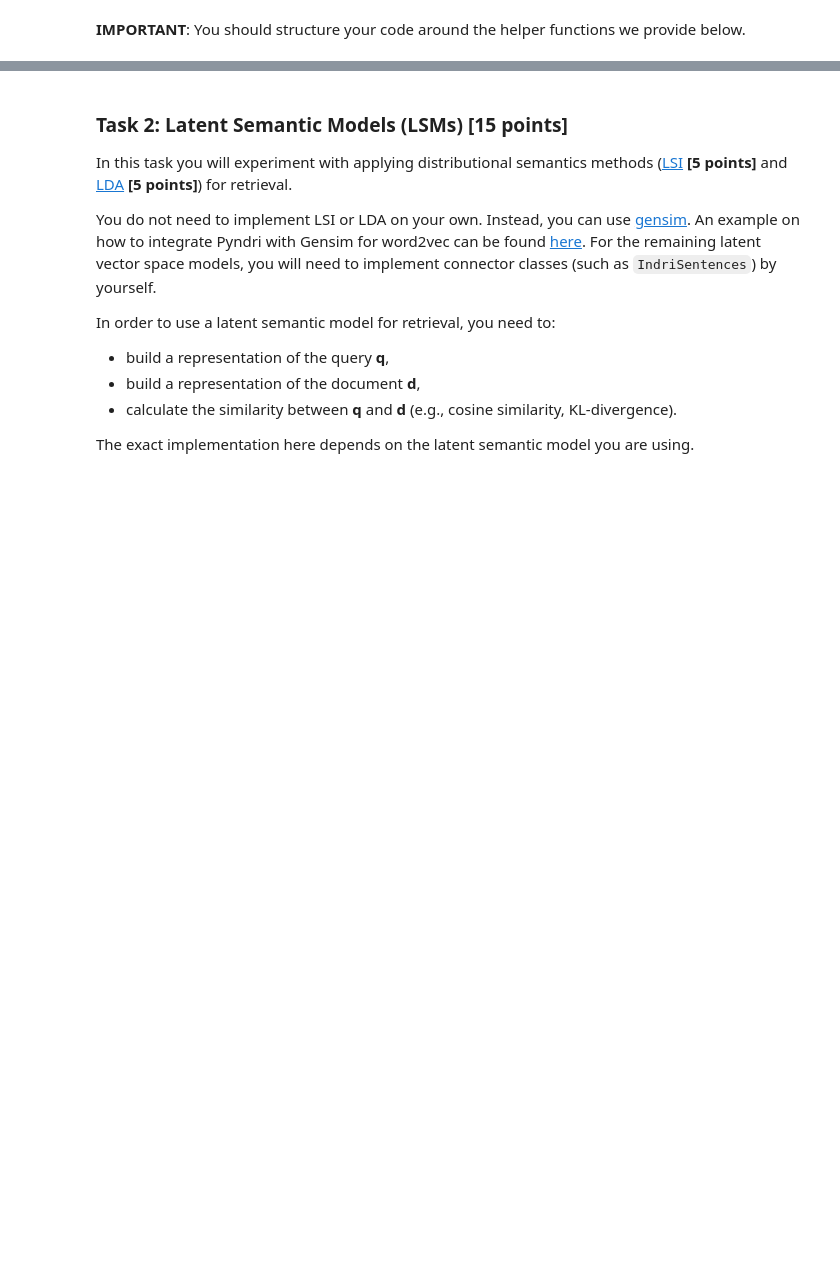
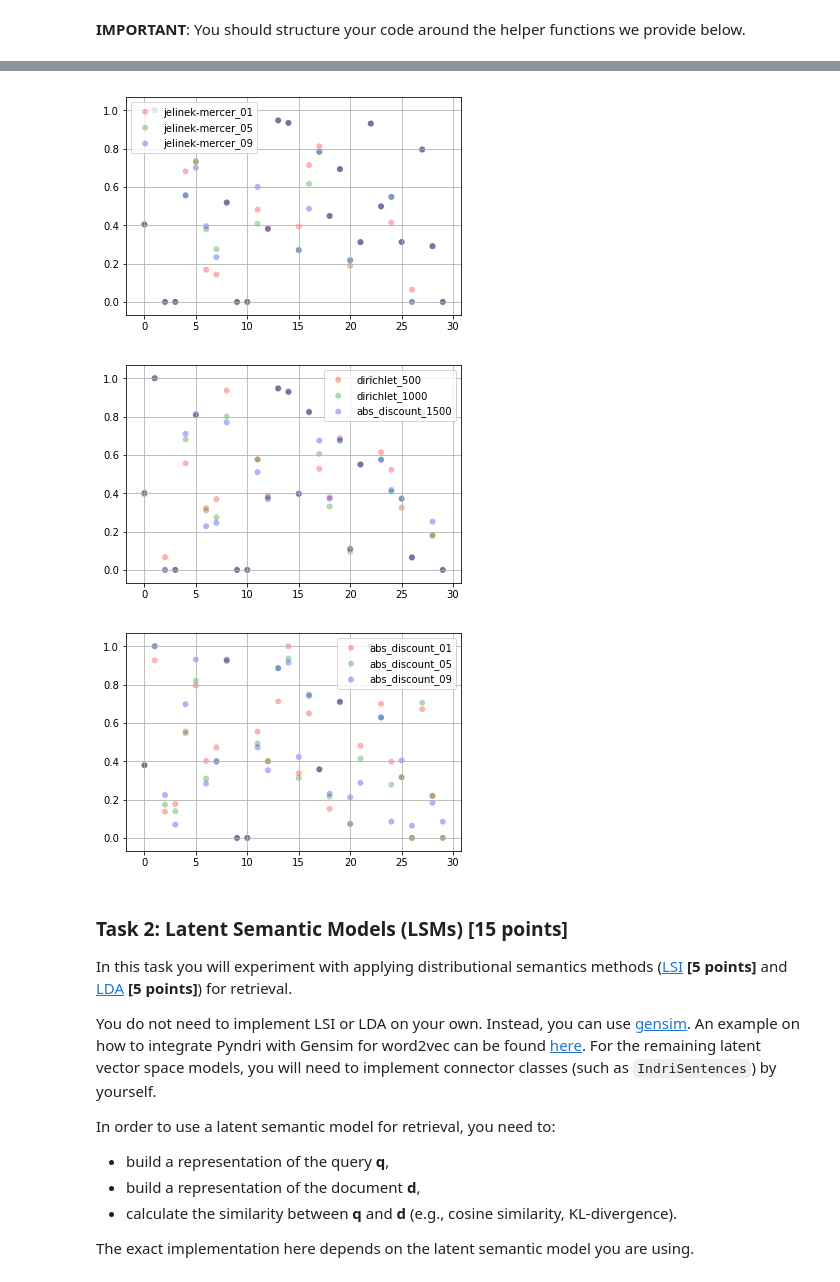
Before and after one commit to Procope/info-retrieval, a Jupyter notebook: HW2/11770929-11567252-11617586-hw2.ipynb, the cells around one changed output, grey strips where cells are left out. Cells and saved outputs as stored; diff of their text form; code cells hidden in the pictures; blank space fills up the shorter version.

```diff
--- a/HW2/11770929-11567252-11617586-hw2.ipynb
+++ b/HW2/11770929-11567252-11617586-hw2.ipynb
@@ -254,8 +253,8 @@ def parse_topics(file_or_files,
 
     return topics
 
-with open('./ap_88_89/topics_title', 'r') as f_topics:
-    print(parse_topics([f_topics]))
+# with open('./ap_88_89/topics_title', 'r') as f_topics:
+#     print(parse_topics([f_topics]))
 # %% [markdown]
 ### Task 1: Implement and compare lexical IR methods [35 points] ###
 
@@ -629,46 +631,50 @@ def read_statistics(filepath):
 
             data.append(float(line[2]))
 
-    return data
+    return data[:-1]
 
 
 def plot_ndcg_stats(data, labels):
     '''
     Print NDCG@10 statistics for multiple hyperparameter values.
     '''
     fig, ax = plt.subplots()
     colors = ['red', 'green', 'blue']
     data = [[list(range(len(x))), x] for x in data]
 
     for ndcg, color in zip(data, colors):
         x, y = ndcg
         label = labels[colors.index(color)]
         ax.scatter(x, y, c=color, label=label, alpha=0.3, edgecolors='none')
 
     ax.legend()
     ax.grid(True)
 #     plt.xlabel('Queries')
 #     plt.ylabel('NDCG@10')
 #     plt.show()
 
 
-jelinek_mercer_01_ndcg10 = read_statistics('statistics/jm_01_ndcg10_stats.txt')
-jelinek_mercer_05_ndcg10 = read_statistics('statistics/jm_05_ndcg10_stats.txt')
-jelinek_mercer_09_ndcg10 = read_statistics('statistics/jm_09_ndcg10_stats.txt')
+jelinek_mercer_01_ndcg10 = read_statistics('statistics/jelinek_mercer_01_ndcg10.txt')
+jelinek_mercer_05_ndcg10 = read_statistics('statistics/jelinek_mercer_05_ndcg10.txt')
+jelinek_mercer_09_ndcg10 = read_statistics('statistics/jelinek_mercer_09_ndcg10.txt')
 jelinek_mercer_all_ndcg10 = [jelinek_mercer_01_ndcg10, jelinek_mercer_05_ndcg10, jelinek_mercer_09_ndcg10]
 
-dirichlet_500_ndcg10 = read_statistics('statistics/dirichlet_500_ndcg10_stats.txt')
-dirichlet_1000_ndcg10 = read_statistics('statistics/dirichlet_1000_ndcg10_stats.txt')
-dirichlet_1500_ndcg10 = read_statistics('statistics/dirichlet_1500_ndcg10_stats.txt')
+dirichlet_500_ndcg10 = read_statistics('statistics/dirichlet_prior_500_ndcg10.txt')
+dirichlet_1000_ndcg10 = read_statistics('statistics/dirichlet_prior_1000_ndcg10.txt')
+dirichlet_1500_ndcg10 = read_statistics('statistics/dirichlet_prior_1500_ndcg10.txt')
 dirichlet_all_ndcg10 = [dirichlet_500_ndcg10, dirichlet_1000_ndcg10, dirichlet_1500_ndcg10]
 
-abs_discount_01_ndcg10 = read_statistics('statistics/abs_discount_01_ndcg10_stats.txt')
-abs_discount_05_ndcg10 = read_statistics('statistics/abs_discount_05_ndcg10_stats.txt')
-abs_discount_09_ndcg10 = read_statistics('statistics/abs_discount_09_ndcg10_stats.txt')
+abs_discount_01_ndcg10 = read_statistics('statistics/absolute_discounting_01_ndcg10.txt')
+abs_discount_05_ndcg10 = read_statistics('statistics/absolute_discounting_05_ndcg10.txt')
+abs_discount_09_ndcg10 = read_statistics('statistics/absolute_discounting_09_ndcg10.txt')
 abs_discount_all_ndcg10 = [abs_discount_01_ndcg10, abs_discount_05_ndcg10, abs_discount_09_ndcg10]
 
 plot_ndcg_stats(jelinek_mercer_all_ndcg10, labels=['jelinek-mercer_01', 'jelinek-mercer_05', 'jelinek-mercer_09'])
 plot_ndcg_stats(dirichlet_all_ndcg10, labels=['dirichlet_500', 'dirichlet_1000', 'abs_discount_1500'])
 plot_ndcg_stats(abs_discount_all_ndcg10, labels=['abs_discount_01', 'abs_discount_05', 'abs_discount_09'])
 
 plt.show()
+# %% [output]
+[figure, added]
+[figure, added]
+[figure, added]
```
Also changed, not shown: parts of 47 cells of this notebook, 47 other files.
